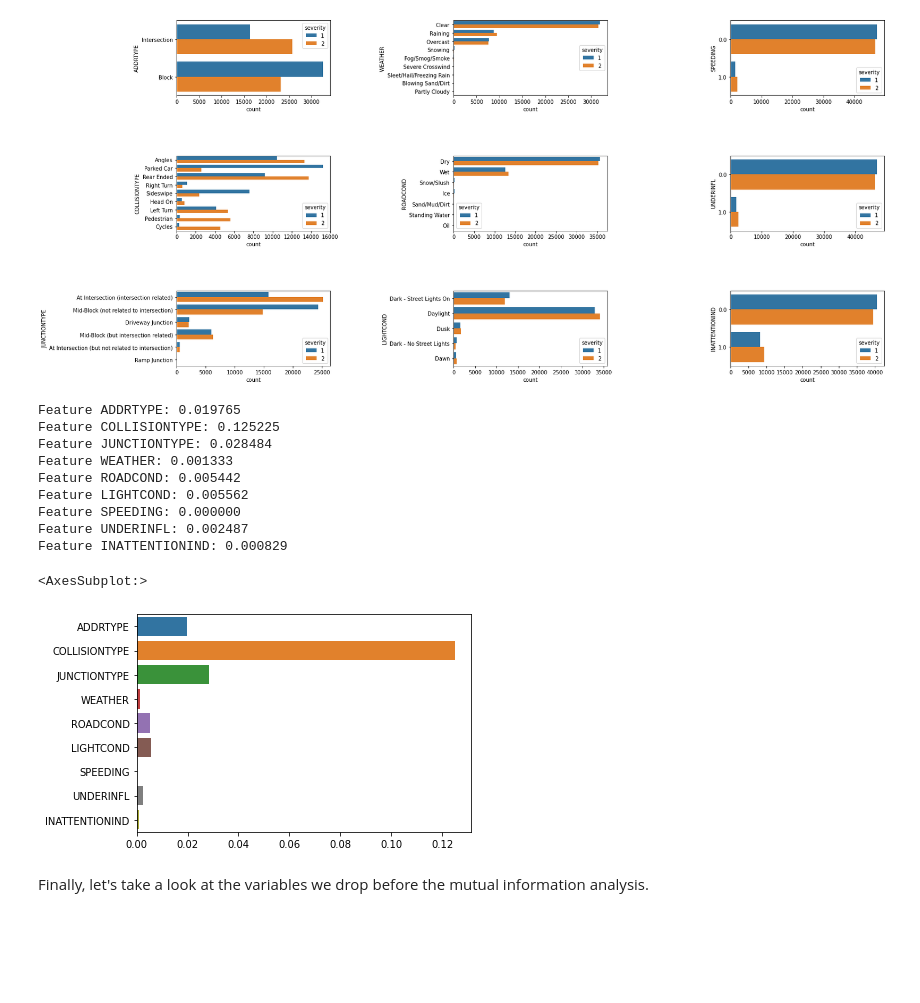
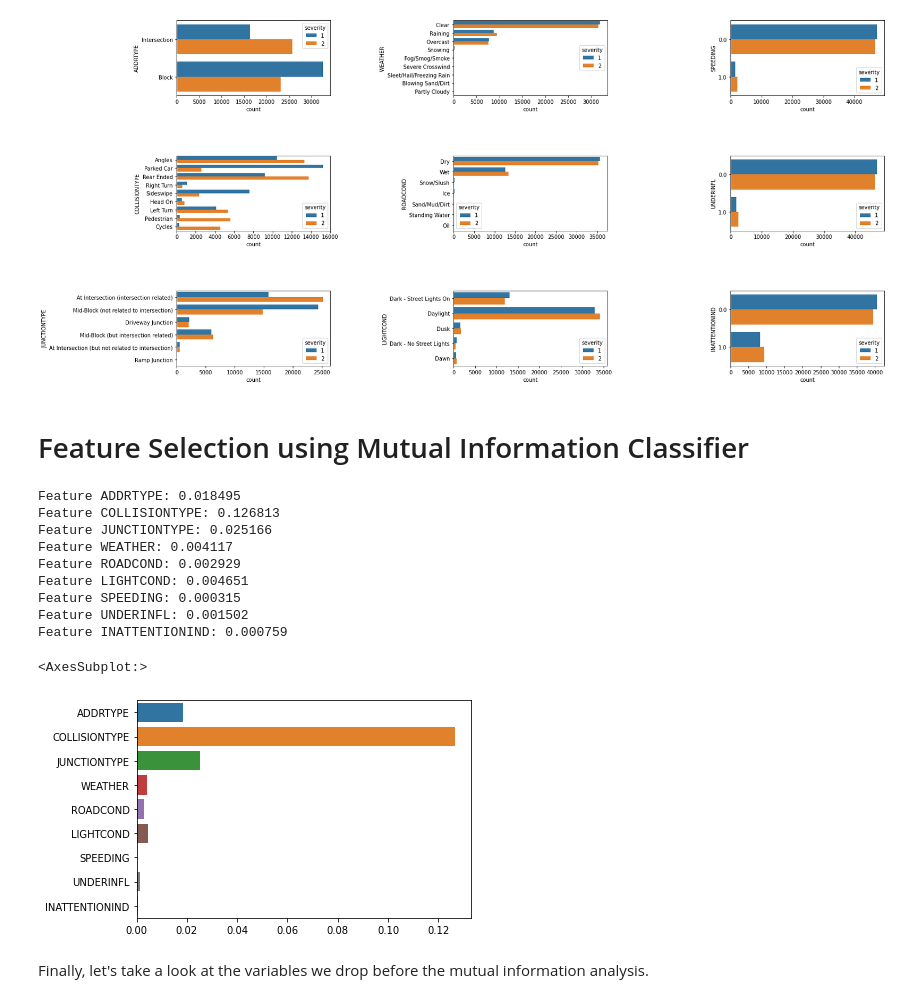
Before and after one commit to augustodn/Coursera_Capstone, a Jupyter notebook: DS-Coursera-Capstone.ipynb, the cells around one changed output. Saved outputs shown, nothing was run; the diff lists cells and outputs as text; code cells hidden in the pictures; blank space fills up the shorter version.

```diff
--- a/DS-Coursera-Capstone.ipynb
+++ b/DS-Coursera-Capstone.ipynb
@@ -220,6 +202,8 @@ sns.countplot(y="INATTENTIONIND", hue="severity", data=colData, ax=axs[2, 2])
 # %% [output]
 <AxesSubplot:xlabel='count', ylabel='INATTENTIONIND'>
 [figure]
+# %% [markdown]
+# Feature Selection using Mutual Information Classifier
 # %%
 # example of mutual information feature selection for categorical data
 from sklearn.model_selection import train_test_split
@@ -257,46 +241,46 @@ def calc_entropy(X, y, n):
     result = np.zeros(len(X.columns))
 
     for i in range(n):
         # split into train and test sets
         X_train, X_test, y_train, y_test = train_test_split(X, y, test_size=0.33, random_state=1)
         # prepare input data
         X_train_enc, X_test_enc = prepare_inputs(X_train, X_test)
         # prepare output data
         y_train_enc, y_test_enc = prepare_targets(y_train, y_test)
         # feature selection
         X_train_fs, X_test_fs, fs = select_features(X_train_enc, y_train_enc, X_test_enc)
         # what are scores for the features
         result = fs.scores_ + result
 
     return result / n
 
-X = X_resampled
-X = X.drop(columns=['X','Y', 'PERSONCOUNT', 'VEHCOUNT', 'severity'])
+X = colData.drop(columns=['X','Y', 'PERSONCOUNT', 'VEHCOUNT', 'severity'])
 X = X.astype(str)
-y = y_resampled
+y = colData['severity']
 
+# Change the iteration number if you want to average the results
 iterations = 1
 
 result = calc_entropy(X, y, iterations)
 
 for i in range(len(result)):
     print('Feature %s: %f' % (X.columns[i], result[i]))
 # Plot the scores
 
 sns.barplot(y=X.columns, x=result)
 #plt.savefig('fig/feature_extraction.png',dpi=300, bbox_inches = "tight")
 # %% [output]
-Feature ADDRTYPE: 0.019765
-Feature COLLISIONTYPE: 0.125225
-Feature JUNCTIONTYPE: 0.028484
-Feature WEATHER: 0.001333
-Feature ROADCOND: 0.005442
-Feature LIGHTCOND: 0.005562
-Feature SPEEDING: 0.000000
-Feature UNDERINFL: 0.002487
-Feature INATTENTIONIND: 0.000829
+Feature ADDRTYPE: 0.018495
+Feature COLLISIONTYPE: 0.126813
+Feature JUNCTIONTYPE: 0.025166
+Feature WEATHER: 0.004117
+Feature ROADCOND: 0.002929
+Feature LIGHTCOND: 0.004651
+Feature SPEEDING: 0.000315
+Feature UNDERINFL: 0.001502
+Feature INATTENTIONIND: 0.000759
 <AxesSubplot:>
-[figure, old version]
+[figure, new version]
 # %% [markdown]
 Finally, let's take a look at the variables we drop before the mutual information analysis.
 # %%
```
Also changed, not shown: parts of 25 cells of this notebook, 2 other files.
